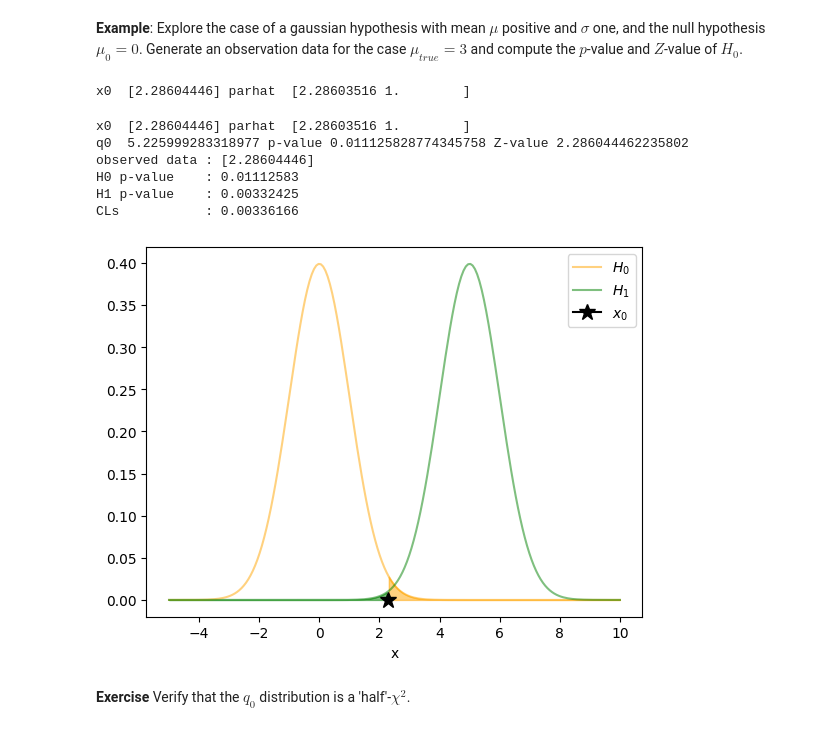
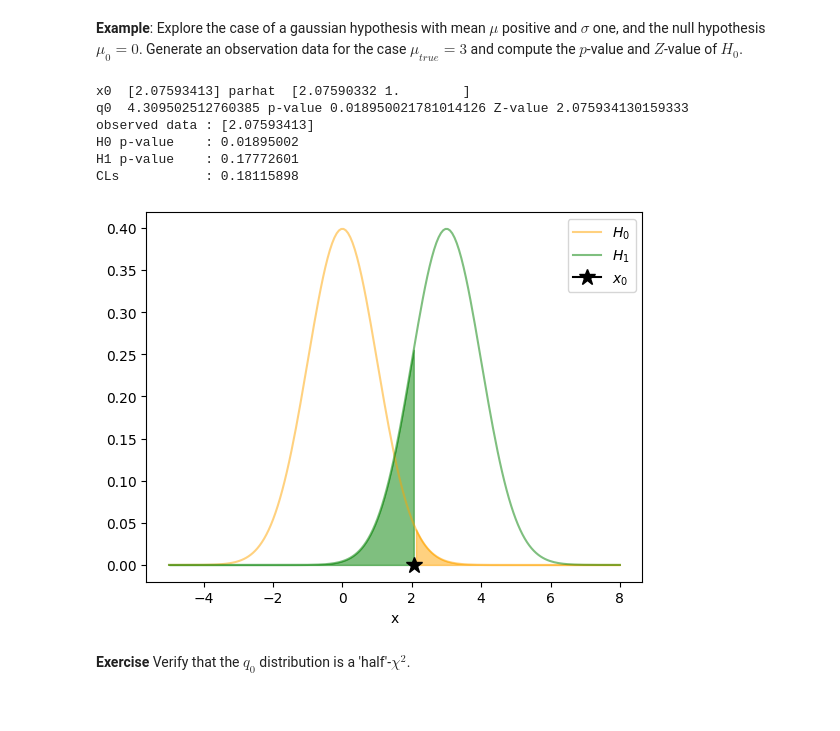
Before and after one commit to xabiercidvidal/USC-TA, a Jupyter notebook: ta_hypothesis_test_composite.ipynb, the cells around one changed output. Drawn from its saved outputs; the diff is of its cells as text; code cells hidden in the pictures.

```diff
--- a/ta_hypothesis_test_composite.ipynb
+++ b/ta_hypothesis_test_composite.ipynb
@@ -369,22 +369,18 @@ ht    = htcore.htcomposite(stats.norm, par, mask = mask)
 parbest = ht.parbest(x0)
 q0      = ht.q0(x0, mu0)
 p0      = htcore.q0_pvalue(q0)
-
-print('x0 ', x0, 'parhat ', parbest)
-# %% [output]
-x0  [2.28604446] parhat  [2.28603516 1.        ]
 # %%
 print('x0 ', x0, 'parhat ', parbest)
 print('q0 ', q0, 'p-value', p0, 'Z-value', np.sqrt(q0))
-httoys.gaussian(mu0, mu, x0 = x0, sigma1 = 1.);
+httoys.gaussian(mu0, mutrue, x0 = x0, sigma1 = 1.);
 # %% [output]
-x0  [2.28604446] parhat  [2.28603516 1.        ]
-q0  5.225999283318977 p-value 0.011125828774345758 Z-value 2.286044462235802
-observed data : [2.28604446]
-H0 p-value    : 0.01112583
-H1 p-value    : 0.00332425
-CLs           : 0.00336166
+x0  [2.07593413] parhat  [2.07590332 1.        ]
+q0  4.309502512760385 p-value 0.018950021781014126 Z-value 2.075934130159333
+observed data : [2.07593413]
+H0 p-value    : 0.01895002
+H1 p-value    : 0.17772601
+CLs           : 0.18115898
-[figure, old version]
+[figure, new version]
 # %% [markdown]
 **Exercise** Verify that the $q_0$ distribution is a 'half'-$\chi^2$.
 # %% [markdown]
```
Also changed, not shown: parts of 23 cells of this notebook, 1 other file.
